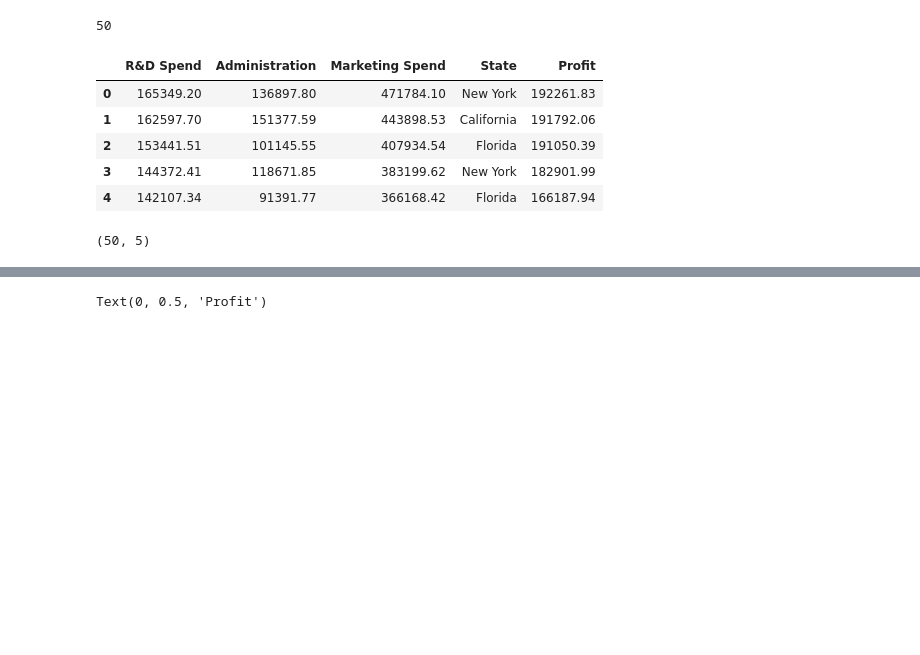
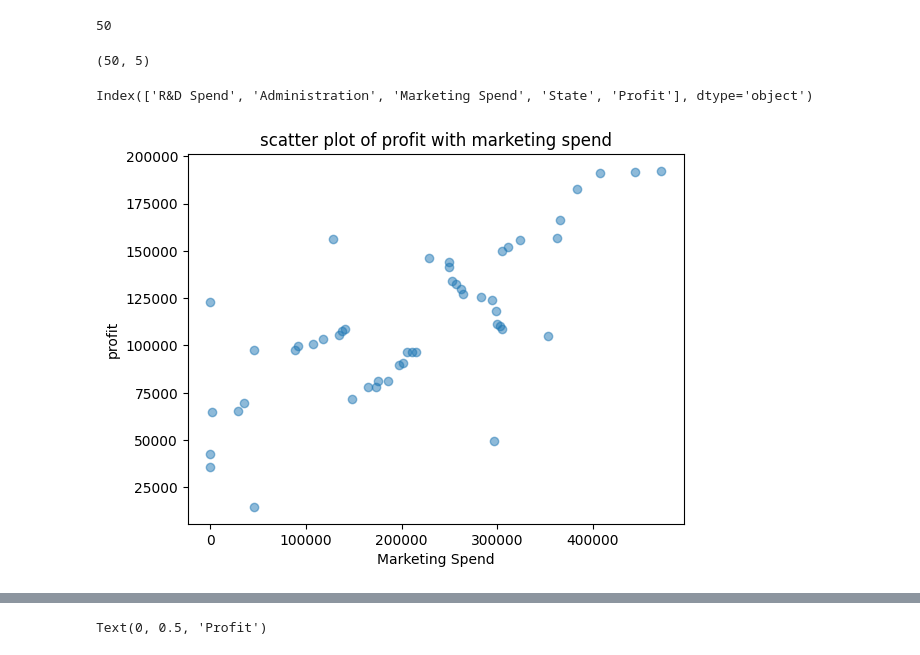
Before and after one commit to Bharatgaur/RawProjects, a Jupyter notebook: Linear_Regression_Implementation.ipynb, the cells around one changed output, grey strips where cells are left out. Saved outputs shown, nothing was run; the diff lists cells and outputs as text; code cells hidden in the pictures; blank space fills up the shorter version.

```diff
--- a/Linear_Regression_Implementation.ipynb
+++ b/Linear_Regression_Implementation.ipynb
@@ -54,16 +43,19 @@ print(dataset.head())
 len(dataset)
 # %% [output]
 50
-# %%
-dataset.head()
-# %% [output]
-|  | R&D Spend | Administration | Marketing Spend | State | Profit |
-| 0 | 165349.20 | 136897.80 | 471784.10 | New York | 192261.83 |
-| 1 | 162597.70 | 151377.59 | 443898.53 | California | 191792.06 |
-| 2 | 153441.51 | 101145.55 | 407934.54 | Florida | 191050.39 |
-| 3 | 144372.41 | 118671.85 | 383199.62 | New York | 182901.99 |
-| 4 | 142107.34 | 91391.77 | 366168.42 | Florida | 166187.94 |
 # %%
 dataset.shape
 # %% [output]
 (50, 5)
+# %%
+dataset.columns
+# %% [output]
+Index(['R&D Spend', 'Administration', 'Marketing Spend', 'State', 'Profit'], dtype='object')
+# %%
+plt.scatter(dataset['Marketing Spend'], dataset['Profit'], alpha=0.5)
+plt.title('scatter plot of profit with marketing spend')
+plt.xlabel('Marketing Spend')
+plt.ylabel('profit')
+plt.show()
+# %% [output]
+[figure, added]
```
Also changed, not shown: parts of 59 cells of this notebook.
